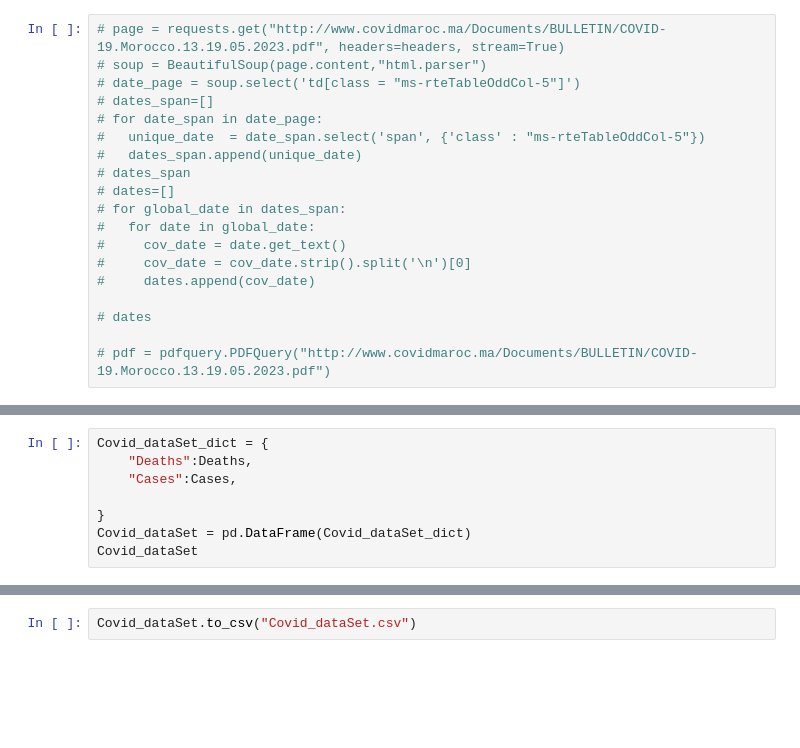
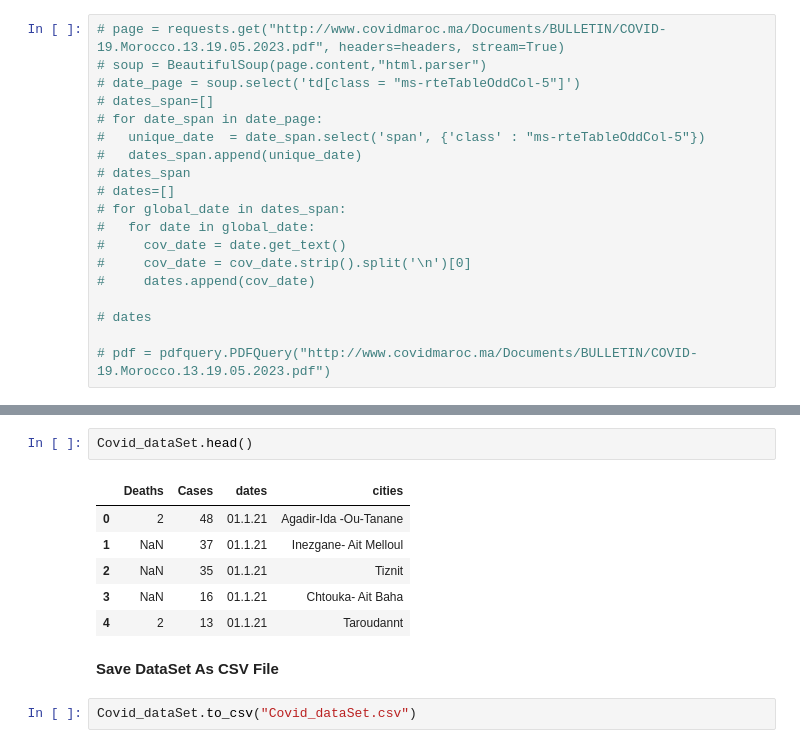
Before and after one commit to oussama95boussaid/Coronavirus_Pandemic_Morocco_project, a Jupyter notebook: Coronavirus_Pandemic_Morocco.ipynb, the cells around one changed output, grey strips where cells are left out. Cells and saved outputs as stored; diff of their text form; blank space fills up the shorter version.

```diff
--- a/Coronavirus_Pandemic_Morocco.ipynb
+++ b/Coronavirus_Pandemic_Morocco.ipynb
@@ -163,8 +152,0 @@ Covid_dataSet
-# %%
-Covid_dataSet_dict = {
-    "Deaths":Deaths,
-    "Cases":Cases,
-
-}
-Covid_dataSet = pd.DataFrame(Covid_dataSet_dict)
-Covid_dataSet
@@ -185,2 +153,13 @@ Covid_dataSet
+# %%
+Covid_dataSet.head()
+# %% [output]
+|  | Deaths | Cases | dates | cities |
+| 0 | 2 | 48 | 01.1.21 | Agadir-Ida -Ou-Tanane |
+| 1 | NaN | 37 | 01.1.21 | Inezgane- Ait Melloul |
+| 2 | NaN | 35 | 01.1.21 | Tiznit |
+| 3 | NaN | 16 | 01.1.21 | Chtouka- Ait Baha |
+| 4 | 2 | 13 | 01.1.21 | Taroudannt |
+# %% [markdown]
+**Save DataSet As CSV File**
 # %%
 Covid_dataSet.to_csv("Covid_dataSet.csv")
```
Also changed, not shown: parts of 13 cells of this notebook.
